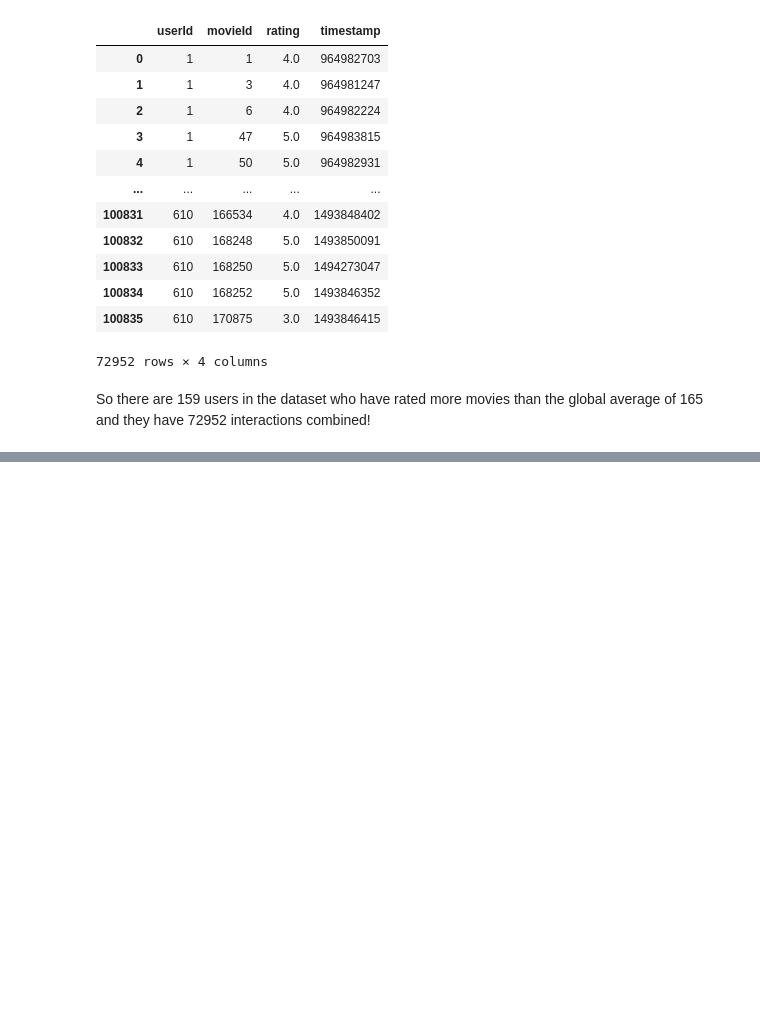
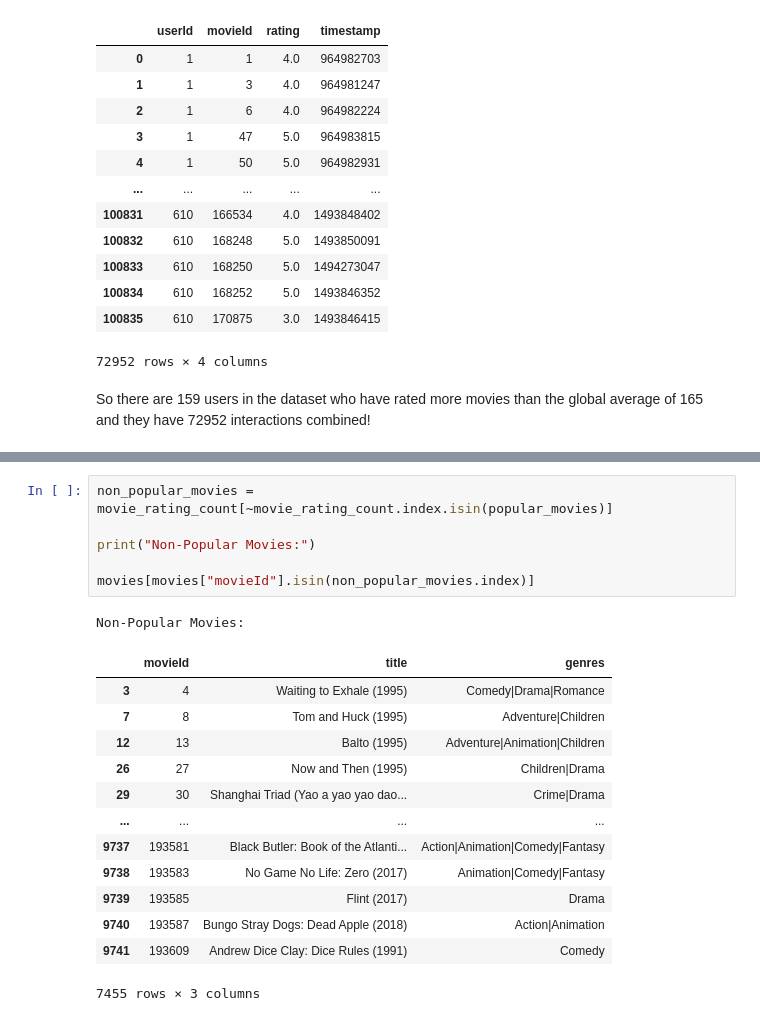
Before and after one commit to bhaskrr/next-gen-recommenders, a Jupyter notebook: notebooks/01_eda.ipynb, the cells around one changed output, grey strips where cells are left out. Drawn from its saved outputs; the diff is of its cells as text; blank space fills up the shorter version.

```diff
--- a/notebooks/01_eda.ipynb
+++ b/notebooks/01_eda.ipynb
@@ -209,0 +306,21 @@ So there are 159 users in the dataset who have rated more movies than the global
+# %%
+non_popular_movies = movie_rating_count[~movie_rating_count.index.isin(popular_movies)]
+
+print("Non-Popular Movies:")
+
+movies[movies["movieId"].isin(non_popular_movies.index)]
+# %% [output]
+Non-Popular Movies:
+|  | movieId | title | genres |
+| 3 | 4 | Waiting to Exhale (1995) | Comedy|Drama|Romance |
+| 7 | 8 | Tom and Huck (1995) | Adventure|Children |
+| 12 | 13 | Balto (1995) | Adventure|Animation|Children |
+| 26 | 27 | Now and Then (1995) | Children|Drama |
+| 29 | 30 | Shanghai Triad (Yao a yao yao dao... | Crime|Drama |
+| ... | ... | ... | ... |
+| 9737 | 193581 | Black Butler: Book of the Atlanti... | Action|Animation|Comedy|Fantasy |
+| 9738 | 193583 | No Game No Life: Zero (2017) | Animation|Comedy|Fantasy |
+| 9739 | 193585 | Flint (2017) | Drama |
+| 9740 | 193587 | Bungo Stray Dogs: Dead Apple (2018) | Action|Animation |
+| 9741 | 193609 | Andrew Dice Clay: Dice Rules (1991) | Comedy |
+7455 rows × 3 columns
```
Also changed, not shown: parts of 11 cells of this notebook.
